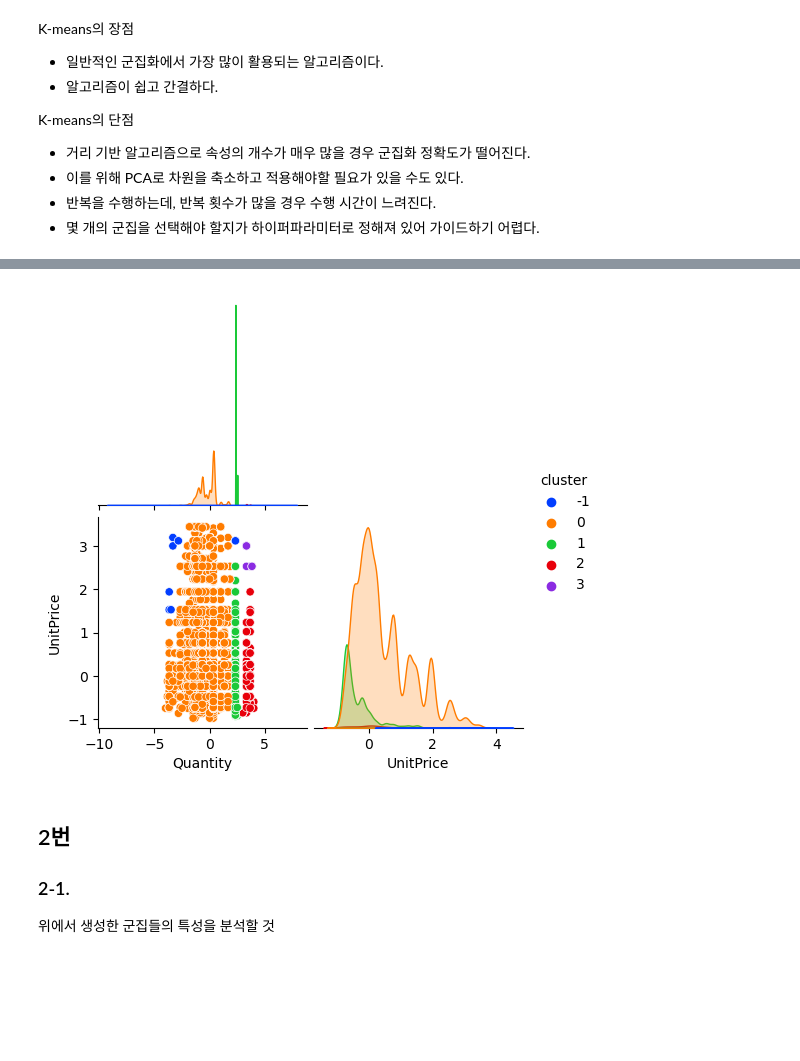
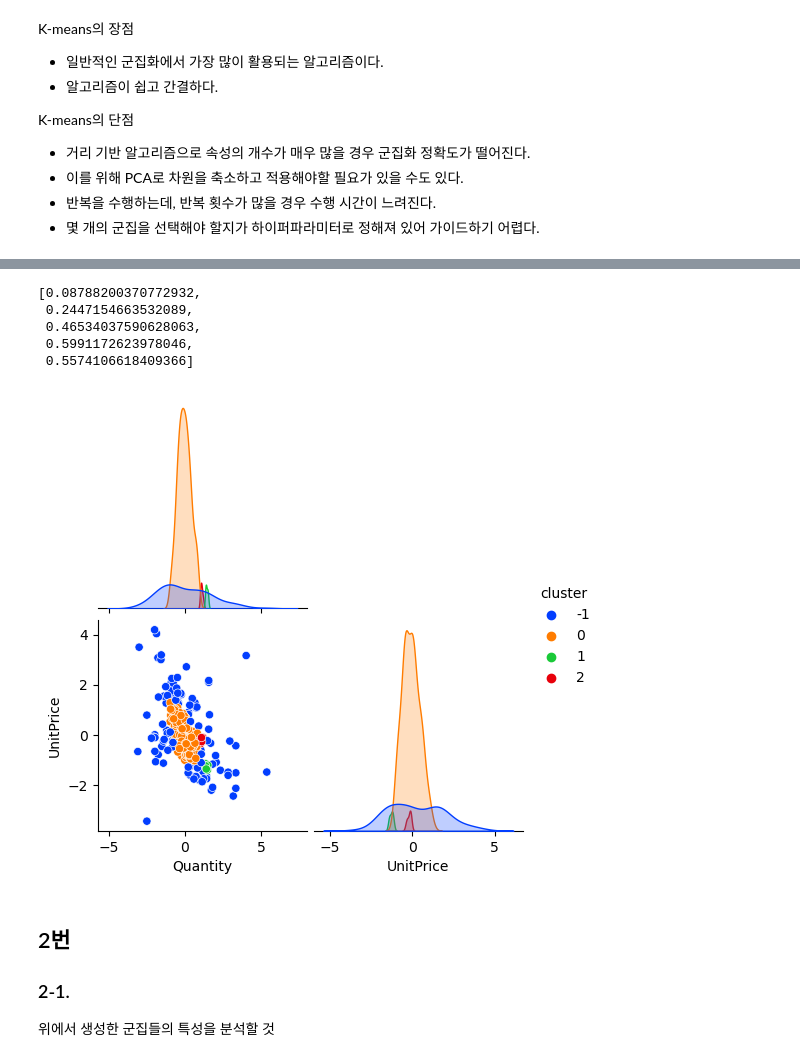
Before and after one commit to Junoflows/ADP, a Jupyter notebook: 문제/ADP_26회_기출.ipynb, the cells around one changed output, grey strips where cells are left out. Saved outputs shown, nothing was run; the diff lists cells and outputs as text; code cells hidden in the pictures; blank space fills up the shorter version.

```diff
--- a/문제/ADP_26회_기출.ipynb
+++ b/문제/ADP_26회_기출.ipynb
@@ -162,3 +171,13 @@ df_noout_c_sc
 # %%
 import warnings
 warnings.filterwarnings(action='ignore')
+# %%
+# CustomerID 마다 Quantity와 Unitprice 의 평균을 가지고 군집분석을 수행하자.
+df_user = df_noout[['Quantity', 'UnitPrice', 'CustomerID']].groupby('CustomerID').mean()
+
+# 군집분석 전 표준화작업 수행하자.
+from sklearn.preprocessing import StandardScaler
+
+scaler = StandardScaler()
+df_user_scaled = pd.DataFrame(scaler.fit_transform(df_user), columns = df_user.columns)
+df_user_scaled
@@ -209,19 +242,36 @@ plt.show()
+# %%
+df_user_scaled_db = df_user_scaled.copy()
+epss = [0.05, 0.1, 0.15, 0.2, 0.25]
+
+sil = []
+for eps in epss:
+    dbscan = DBSCAN(eps = eps, min_samples=5).fit(df_user_scaled_db.iloc[:, :-1])
+    sil.append(silhouette_score(df_user_scaled, dbscan.labels_))
+
+sil
+
+# eps = 1 일 때 가장 실루엣 계수가 높음
+# %% [output]
+[0.08788200370772932,
+ 0.2447154663532089,
+ 0.46534037590628063,
+ 0.5991172623978046,
+ 0.5574106618409366]
 # %%
 # DBSCAN
-df_noout_c_db = df_noout_c_sc.copy()
-dbscan = DBSCAN(eps = 0.5, min_samples=10).fit(df_noout_c_sc.iloc[:, :-1])
-df_noout_c_db['cluster'] = dbscan.labels_
+dbscan = DBSCAN(eps = 0.2, min_samples=5).fit(df_user_scaled_db.iloc[:, :-1])
+df_user_scaled_db['cluster'] = dbscan.labels_
 
 # DBSCAN 시각화
-sns.pairplot(df_noout_c_db,
+sns.pairplot(df_user_scaled_db,
              diag_kind = 'kde',
              hue = 'cluster',
              palette = 'bright',
              corner = True)
 
 plt.show()
 # %% [output]
-[figure, old version]
+[figure, new version]
 # %% [markdown]
 ## 2번
 ### 2-1.
```
Also changed, not shown: parts of 9 cells of this notebook.
